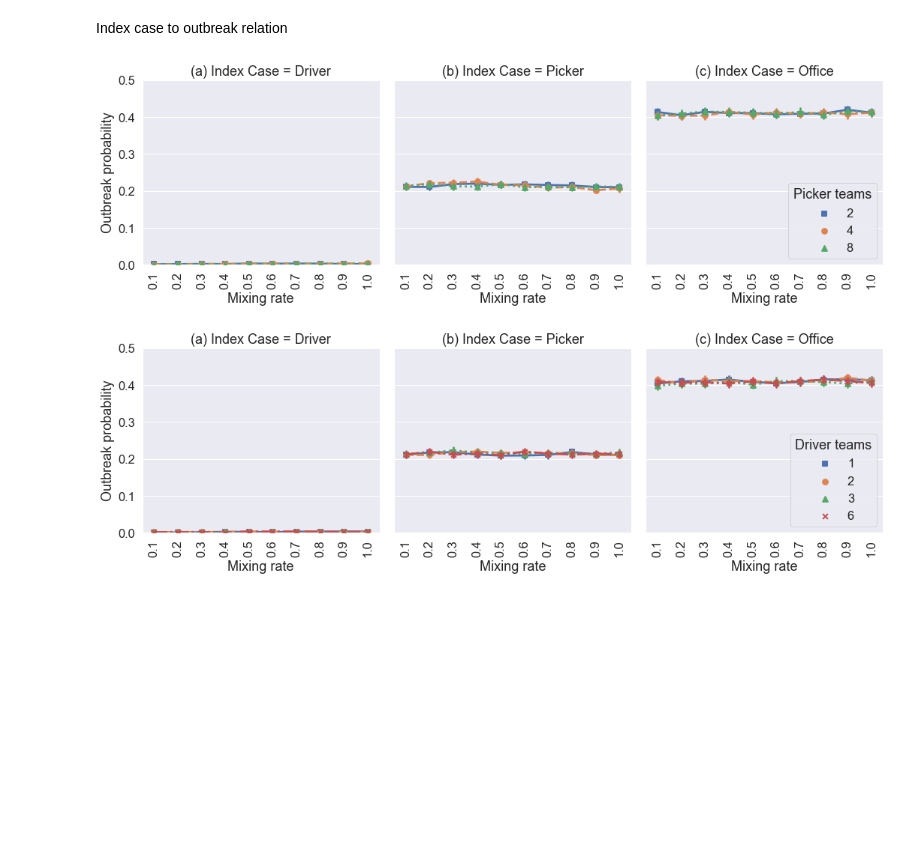
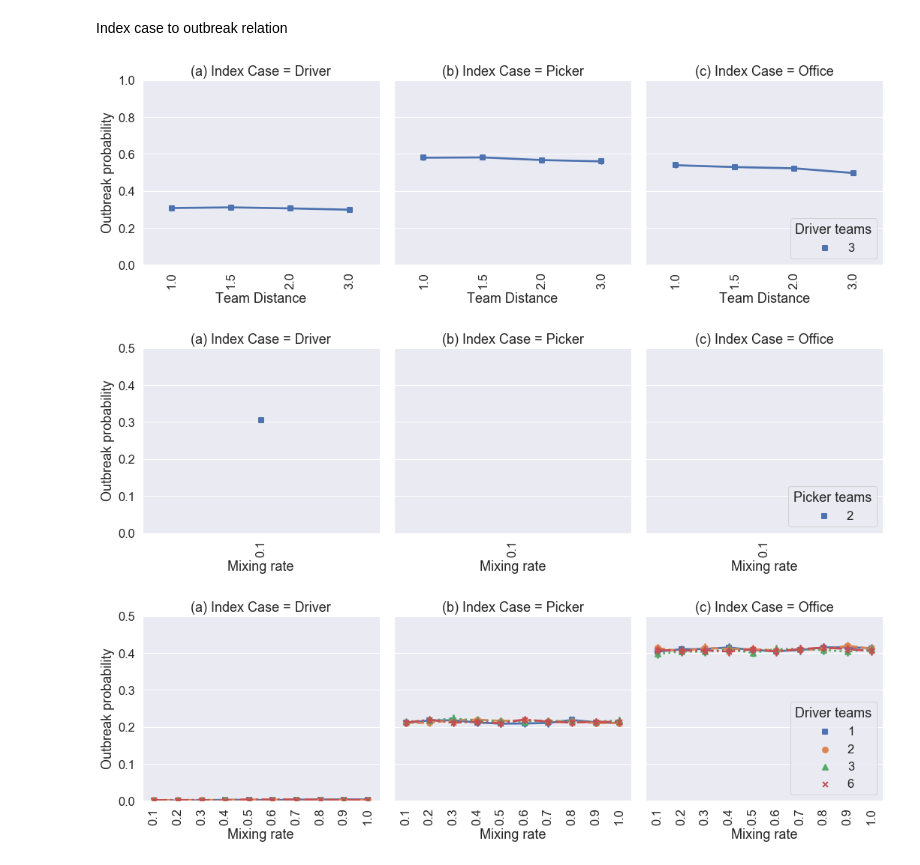
Before and after one commit to CarlWhitfield/Workplace_delivery_transmission, a Jupyter notebook: Network_workplace_model/Latest_results/plot_param_sweeps.ipynb, the cells around one changed output. Saved outputs shown, nothing was run; the diff lists cells and outputs as text; code cells hidden in the pictures; blank space fills up the shorter version.

```diff
--- a/Network_workplace_model/Latest_results/plot_param_sweeps.ipynb
+++ b/Network_workplace_model/Latest_results/plot_param_sweeps.ipynb
@@ -69,18 +72,20 @@ See the caveats in the documentation: https://pandas.pydata.org/pandas-docs/stab
 # %% [markdown]
 Index case to outbreak relation
 # %%
-sp = sns.catplot(x='phi',y='outbreak', hue='NDteams',col='InfInit',data=dfNDT,kind='point',\
+sp = sns.catplot(x='TeamDistances',y='outbreak', hue='NDteams',col='InfInit',data=dfNDT,kind='point',\
                  markers=["s","o","^","x"], linestyles=["-", "--",":","-."], legend=False)
-sp.set(xlabel='Mixing rate',ylim=(0,0.5))
+sp.set(xlabel='Team Distance',ylim=(0,1.0))
 axes = sp.axes.flatten()
 axes[0].set_ylabel('Outbreak probability')
 lab = ['a','b','c']
 for i in range(3):
     axes[i].set_title('(%s) Index Case = %s'%(lab[i],job[i]))
 sp.set_xticklabels(rotation=90)
 plt.legend(loc='lower right',title='Driver teams')
 plt.tight_layout()
 sp.savefig('param_sweep_outbreak_probability_NDT.png')
+# %% [output]
+[figure, added]
 # %%
 sp = sns.catplot(x='phi',y='outbreak', hue='NLteams',col='InfInit',data=dfNLT,kind='point',\
                  markers=["s","o","^","x"], linestyles=["-", "--",":","-."], legend=False)
@@ -95,7 +100,7 @@ plt.legend(loc='lower right',title='Picker teams')
 plt.tight_layout()
 sp.savefig('param_sweep_outbreak_probability_NLT.png')
 # %% [output]
-[figure, old version]
+[figure, new version]
 # %%
 sp = sns.catplot(x='phi',y='outbreak', hue='NOteams',col='InfInit',data=dfNOT,kind='point',\
                  markers=["s","o","^","x"], linestyles=["-", "--",":","-."], legend=False)
```
Also changed, not shown: parts of 3 cells of this notebook, 3 other files.
